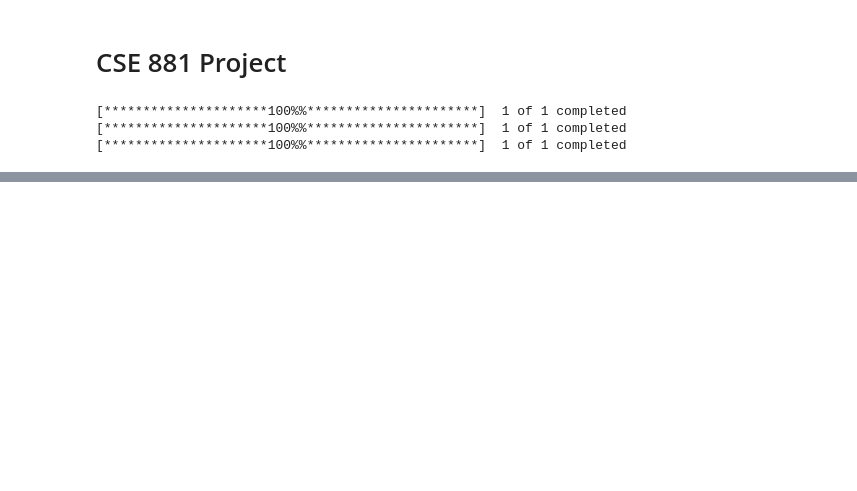
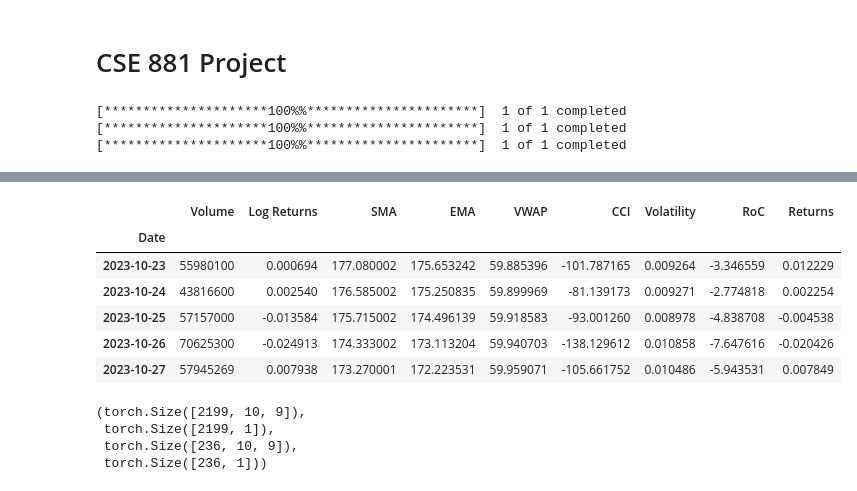
Before and after one commit to milosabogal/CSE-881-Project, a Jupyter notebook: CSE 881 Project.ipynb, the cells around one changed output, grey strips where cells are left out. Drawn from its saved outputs; the diff is of its cells as text; code cells hidden in the pictures; blank space fills up the shorter version.

```diff
--- a/CSE 881 Project.ipynb
+++ b/CSE 881 Project.ipynb
@@ -40,11 +48,15 @@ tsla = "TSLA"
 
 tickers = [aapl, msft, tsla]
 
-start_date = "2022-10-01"
-end_date = "2023-12-31"
+start_date = "2014-01-01"
+end_date = "2024-01-01"
 
 yfinance_data_dict = get_yfinance_data(tickers, start_date, end_date)
 # %% [output]
 [*********************100%%**********************]  1 of 1 completed
 [*********************100%%**********************]  1 of 1 completed
 [*********************100%%**********************]  1 of 1 completed
+# %%
+# Example dataframe
+example_df = yfinance_data_dict["AAPL"]
+example_df.tail()
@@ -114 +125,44 @@ yfinance_data_dict["AAPL"].head(10)
+# %%
+# Example dataframe after feature construction
+example_df.tail()
+# %% [output]
+|  | Volume | Log Returns | SMA | EMA | VWAP | CCI | Volatility | RoC | Returns |
+| Date |  |  |  |  |  |  |  |  |  |
+| 2023-10-23 | 55980100 | 0.000694 | 177.080002 | 175.653242 | 59.885396 | -101.787165 | 0.009264 | -3.346559 | 0.012229 |
+| 2023-10-24 | 43816600 | 0.002540 | 176.585002 | 175.250835 | 59.899969 | -81.139173 | 0.009271 | -2.774818 | 0.002254 |
+| 2023-10-25 | 57157000 | -0.013584 | 175.715002 | 174.496139 | 59.918583 | -93.001260 | 0.008978 | -4.838708 | -0.004538 |
+| 2023-10-26 | 70625300 | -0.024913 | 174.333002 | 173.113204 | 59.940703 | -138.129612 | 0.010858 | -7.647616 | -0.020426 |
+| 2023-10-27 | 57945269 | 0.007938 | 173.270001 | 172.223531 | 59.959071 | -105.661752 | 0.010486 | -5.943531 | 0.007849 |
+# %%
+# Split and preprocess the data separately to avoid data leakage
+def create_dataset(dataset, window_size):
+    X, y = [], []
+    for i in range(len(dataset)-window_size):
+        features, target = dataset[i:i+window_size], dataset[i+window_size, -1]
+        X.append(features)
+        y.append(target)
+    return torch.tensor(np.array(X)).float(), torch.tensor(np.array(y)).float().reshape(-1,1)
+
+X = example_df.to_numpy()
+
+TRAIN_PROPORTION = 0.9
+train_size = int(TRAIN_PROPORTION * X.shape[0])
+
+train, test = X[:train_size], X[train_size:]
+
+train_scaler = RobustScaler() #  MinMaxScaler(feature_range=(-1,1))
+train_dataset = train_scaler.fit_transform(train)
+
+test_scaler = RobustScaler() # MinMaxScaler(feature_range=(-1,1))
+test_dataset = test_scaler.fit_transform(test)
+
+WINDOW_SIZE = 10
+X_train, y_train = create_dataset(train_dataset, window_size=WINDOW_SIZE)
+X_test, y_test = create_dataset(test_dataset, window_size=WINDOW_SIZE)
+X_train.shape, y_train.shape, X_test.shape, y_test.shape
+# %% [output]
+(torch.Size([2199, 10, 9]),
+ torch.Size([2199, 1]),
+ torch.Size([236, 10, 9]),
+ torch.Size([236, 1]))
 # %%
```
Also changed, not shown: parts of 25 cells of this notebook.
